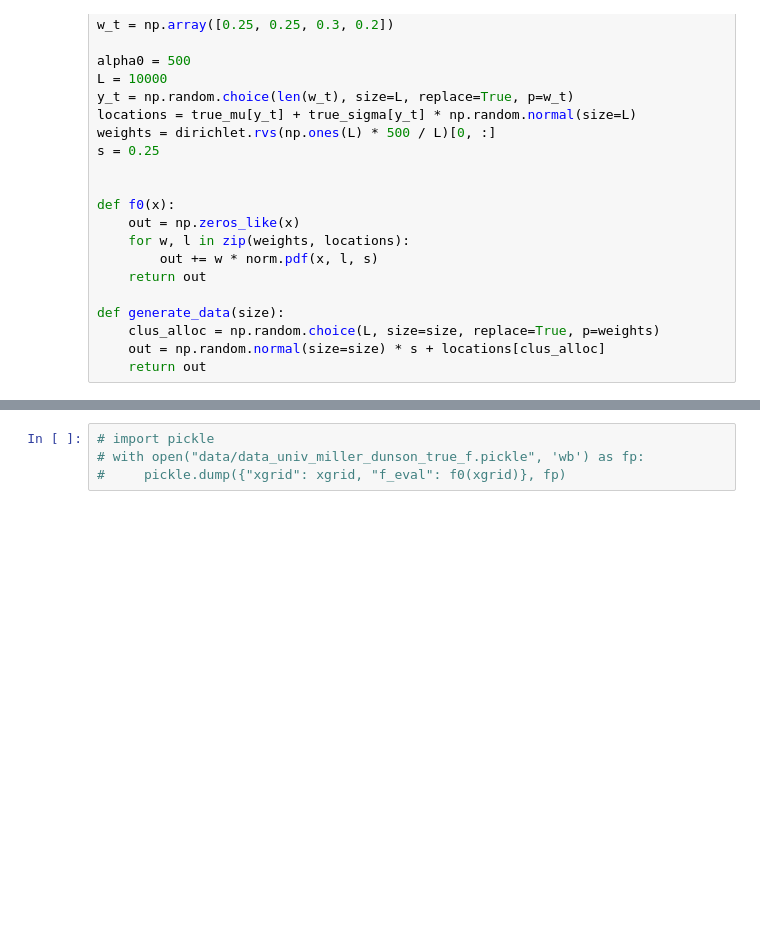
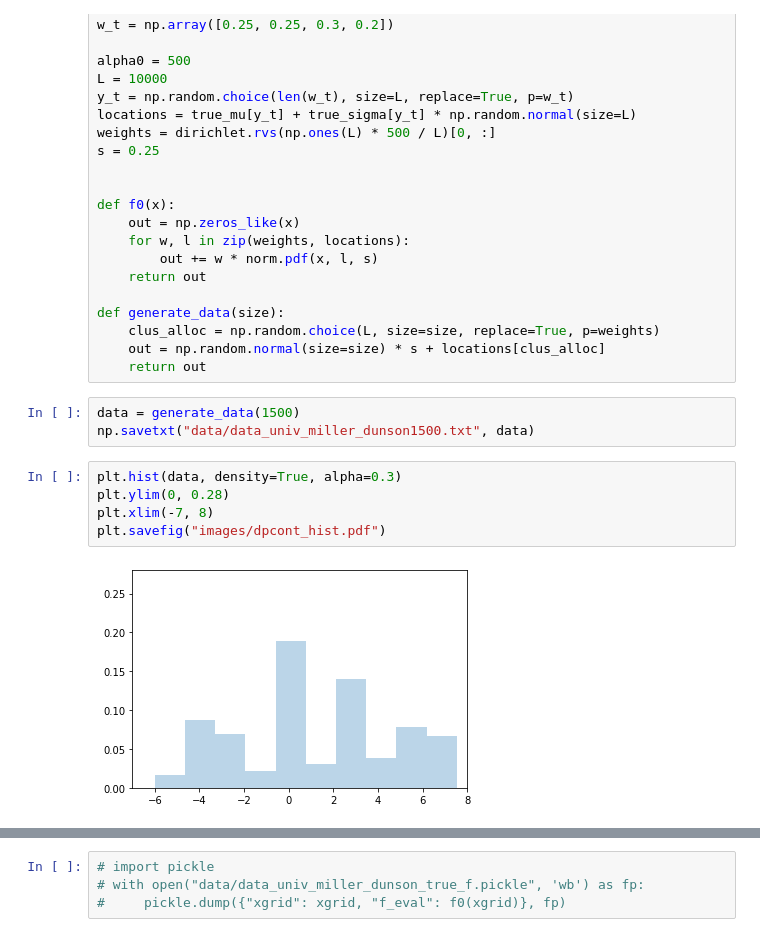
Before and after one commit to LGhilotti/pp_mix, a Jupyter notebook: Simulations.ipynb, the cells around one changed output, grey strips where cells are left out. Cells and saved outputs as stored; diff of their text form; blank space fills up the shorter version.

```diff
--- a/Simulations.ipynb
+++ b/Simulations.ipynb
@@ -283,6 +285,16 @@ def generate_data(size):
     clus_alloc = np.random.choice(L, size=size, replace=True, p=weights)
     out = np.random.normal(size=size) * s + locations[clus_alloc]
     return out
+# %%
+data = generate_data(1500)
+np.savetxt("data/data_univ_miller_dunson1500.txt", data)
+# %%
+plt.hist(data, density=True, alpha=0.3)
+plt.ylim(0, 0.28)
+plt.xlim(-7, 8)
+plt.savefig("images/dpcont_hist.pdf")
+# %% [output]
+[figure, added]
 # %%
 xgrid = np.linspace(-6, 8, 500)
 f_eval = f0(xgrid)
```
Also changed, not shown: parts of 8 cells of this notebook, 14 other files.
